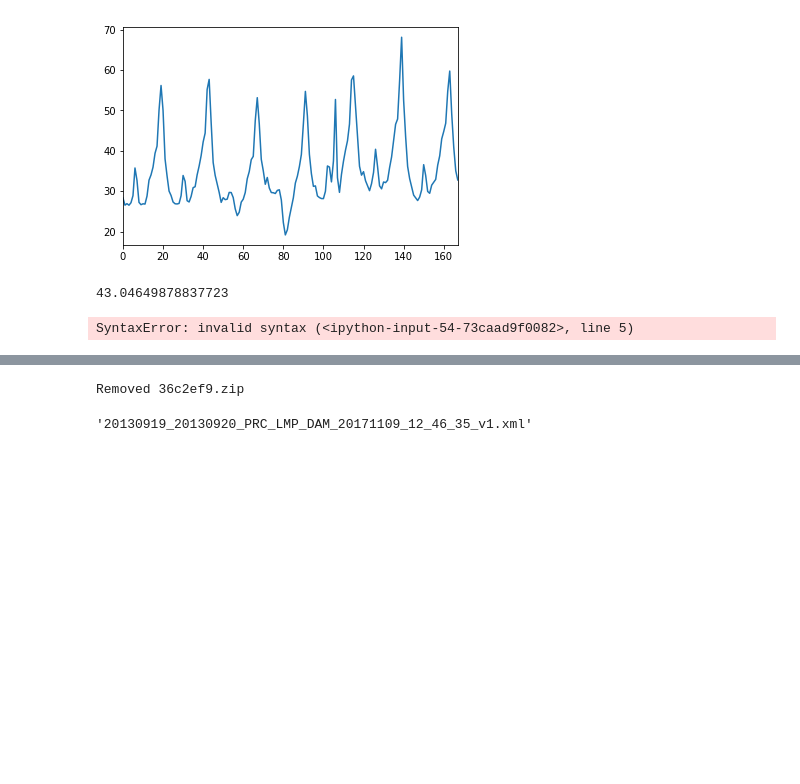
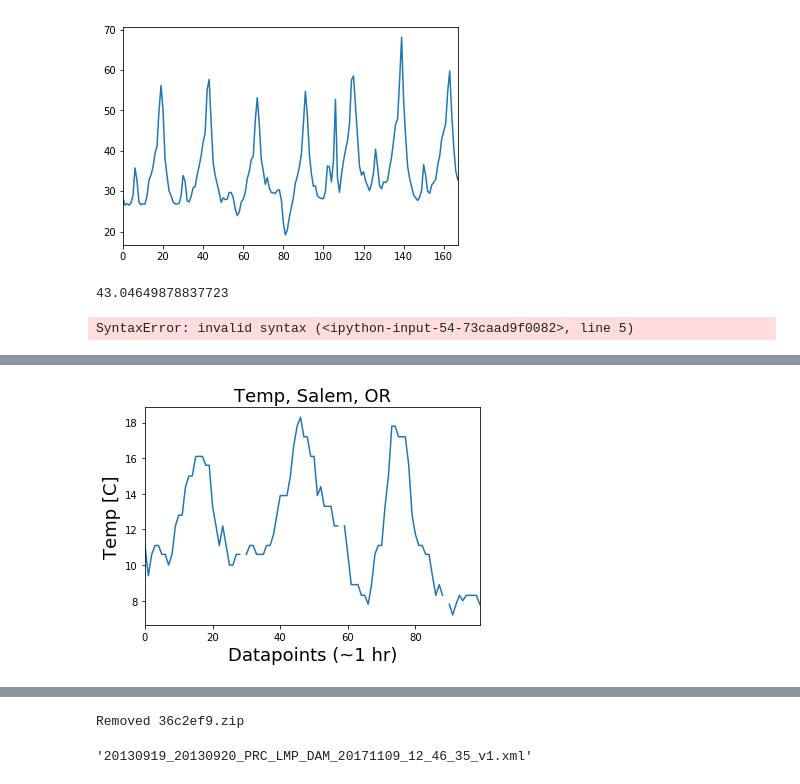
Before and after one commit to UWSEDS-aut17/SunDial, a Jupyter notebook: Loading_Data_and_Defining_subtasks.ipynb, the cells around one changed output, grey strips where cells are left out. Drawn from its saved outputs; the diff is of its cells as text; code cells hidden in the pictures; blank space fills up the shorter version.

```diff
--- a/Loading_Data_and_Defining_subtasks.ipynb
+++ b/Loading_Data_and_Defining_subtasks.ipynb
@@ -254,0 +395,22 @@ http://rredc.nrel.gov/solar/old_data/nsrdb/1991-2010/data/hourly/726940/726940_2
+# %%
+#Weather observation data
+
+#In each of these dataframes, Salem and Santa Maria data are combined
+
+df_weather_2010_HN = pd.read_csv('1124193.csv') #NOAA Hourly Normals Dataset
+#NOAA Hourly Normals Documentation: https://www1.ncdc.noaa.gov/pub/data/cdo/documentation/NORMAL_HLY_documentation.pdf
+#No Hourly normals data for 2016-2017
+
+df_weather_201617_LCD = pd.read_csv('1124228.csv') #NOAA Local Climatological Dataset
+df_weather_2010_LCD = pd.read_csv('1124410.csv')
+#NOAA LCD Documentation: https://www1.ncdc.noaa.gov/pub/data/cdo/documentation/LCD_documentation.pdf
+# %%
+#Example data
+
+ax8 = df_weather_201617_LCD.HOURLYDRYBULBTEMPC[:100].plot()
+ax8.set_ylabel('Temp [C]', fontsize=18)
+ax8.set_xlabel('Datapoints (~1 hr)',fontsize=18)
+ax8.set_title('Temp, Salem, OR',fontsize=18)
+plt.show()
+# %% [output]
+[figure, added]
```
Also changed, not shown: parts of 16 cells of this notebook.
